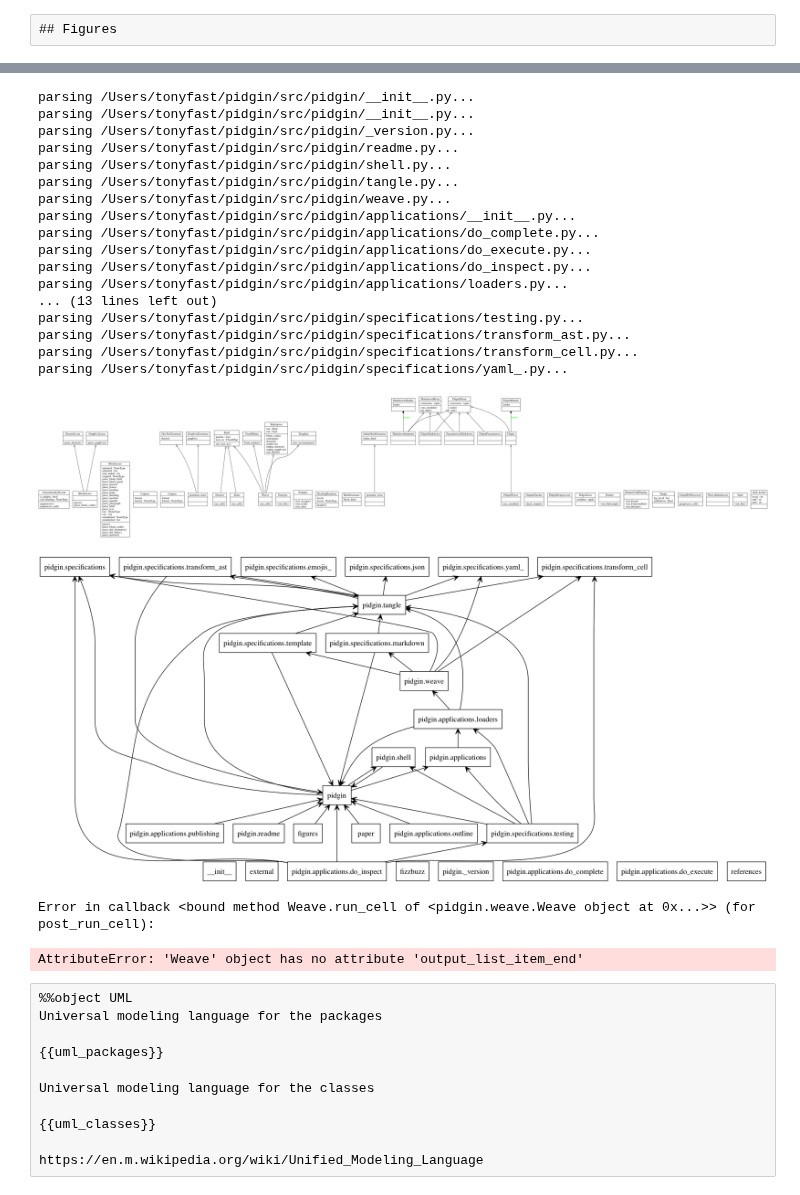
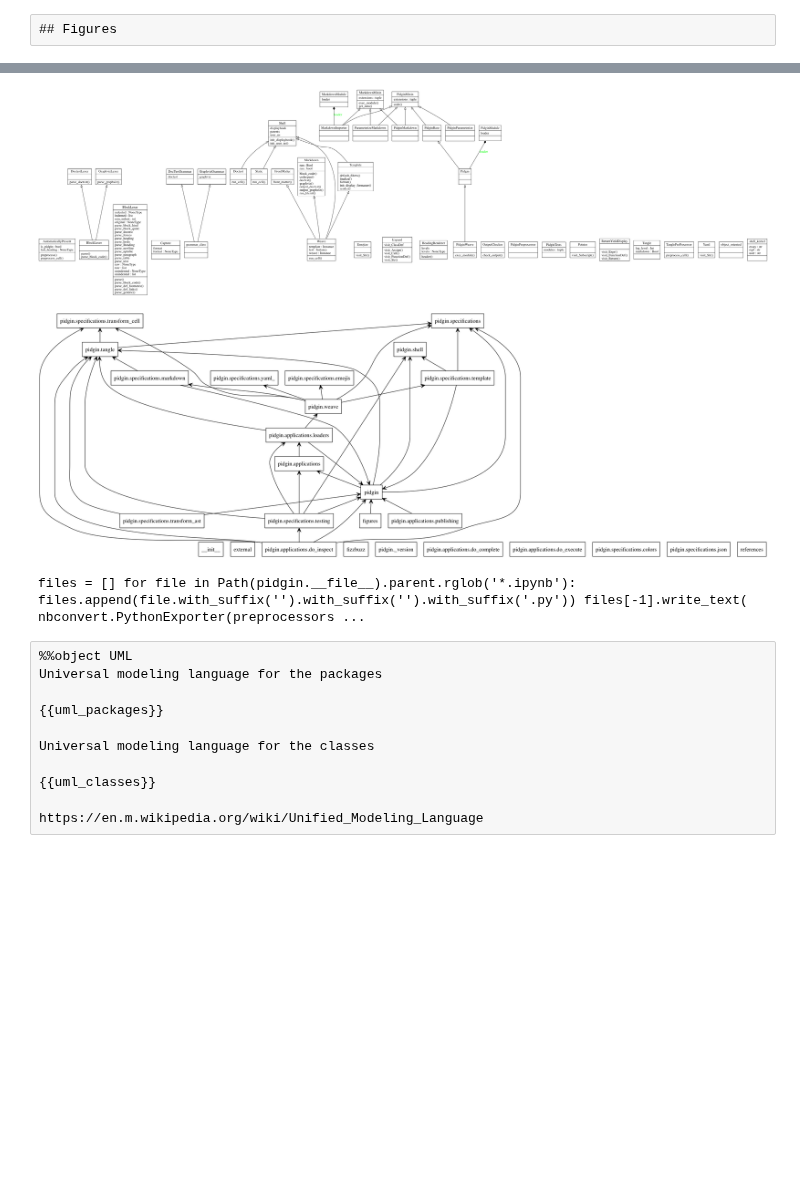
Before and after one commit to deathbeds/pidgy, a Jupyter notebook: src/pidgin/docs/figures.md.ipynb, the cells around one changed output, grey strips where cells are left out. Cells and saved outputs as stored; diff of their text form; code cells hidden in the pictures; blank space fills up the shorter version.

```diff
--- a/src/pidgin/docs/figures.md.ipynb
+++ b/src/pidgin/docs/figures.md.ipynb
@@ -49,22 +60,0 @@ def uml():
-# %%
-
-        files = []
-        if __name__ == '__main__':
-111111. Loop through all of the notebooks in the `pidgin` project.
-
-            for file in Path(pidgin.__file__).parent.glob('*.ipynb'):
-                files.append(file.with_suffix('').with_suffix('').with_suffix('.py'))
-111111. Export the notebook as valid python and save the file. make a slight modification because pyrevese doesnt like fstrings.
-
-
-                files[-1].write_text(
-                    nbconvert.PythonExporter(preprocessors=[pidgin.publishing.TanglePreProcessor()]).from_filename(file.absolute())[0].replace('F"', '"')
-                )
-111111. Apply pyreverse
-
-            !source activate p6 && pyreverse pidgin -opng -ppidgin
-111111. Clean up the python source files because we use notebooks as source for the time.
-
-
-        list(map(__import__('os').remove, files))
-        return IPython.display.Image('classes_pidgin.png'), IPython.display.Image('packages_pidgin.png')
@@ -78,35 +63,18 @@ AttributeError: 'Weave' object has no attribute 'output_list_end'
 # %%
     files = []
     for file in Path(pidgin.__file__).parent.rglob('*.ipynb'):
         files.append(file.with_suffix('').with_suffix('').with_suffix('.py'))
         files[-1].write_text(
             nbconvert.PythonExporter(preprocessors=[pidgin.publishing.TanglePreProcessor()]).from_filename(file.absolute())[0].replace('F"', '"')
         )
-    !source activate p6 && pyreverse pidgin -opng -ppidgin
+    with IPython.utils.capture.capture_output():
+        !source activate p6 && pyreverse pidgin -opng -ppidgin
     list(map(__import__('os').remove, files))
     return IPython.display.Image('classes_pidgin.png'), IPython.display.Image('packages_pidgin.png')
 # %% [output]
-parsing /Users/tonyfast/pidgin/src/pidgin/__init__.py...
-parsing /Users/tonyfast/pidgin/src/pidgin/__init__.py...
-parsing /Users/tonyfast/pidgin/src/pidgin/_version.py...
-parsing /Users/tonyfast/pidgin/src/pidgin/readme.py...
-parsing /Users/tonyfast/pidgin/src/pidgin/shell.py...
-parsing /Users/tonyfast/pidgin/src/pidgin/tangle.py...
-parsing /Users/tonyfast/pidgin/src/pidgin/weave.py...
-parsing /Users/tonyfast/pidgin/src/pidgin/applications/__init__.py...
-parsing /Users/tonyfast/pidgin/src/pidgin/applications/do_complete.py...
-parsing /Users/tonyfast/pidgin/src/pidgin/applications/do_execute.py...
-parsing /Users/tonyfast/pidgin/src/pidgin/applications/do_inspect.py...
-parsing /Users/tonyfast/pidgin/src/pidgin/applications/loaders.py...
-... (13 lines left out)
-parsing /Users/tonyfast/pidgin/src/pidgin/specifications/testing.py...
-parsing /Users/tonyfast/pidgin/src/pidgin/specifications/transform_ast.py...
-parsing /Users/tonyfast/pidgin/src/pidgin/specifications/transform_cell.py...
-parsing /Users/tonyfast/pidgin/src/pidgin/specifications/yaml_.py...
-[figure, old version]
+[figure, new version]
-[figure, old version]
+[figure, new version]
-Error in callback <bound method Weave.run_cell of <pidgin.weave.Weave object at 0x...>> (for post_run_cell):
-AttributeError: 'Weave' object has no attribute 'output_list_item_end'
+files = [] for file in Path(pidgin.__file__).parent.rglob('*.ipynb'): files.append(file.with_suffix('').with_suffix('').with_suffix('.py')) files[-1].write_text( nbconvert.PythonExporter(preprocessors ...
 # %% [raw]
 %%object UML
 Universal modeling language for the packages
```
Also changed, not shown: parts of 4 cells of this notebook.
